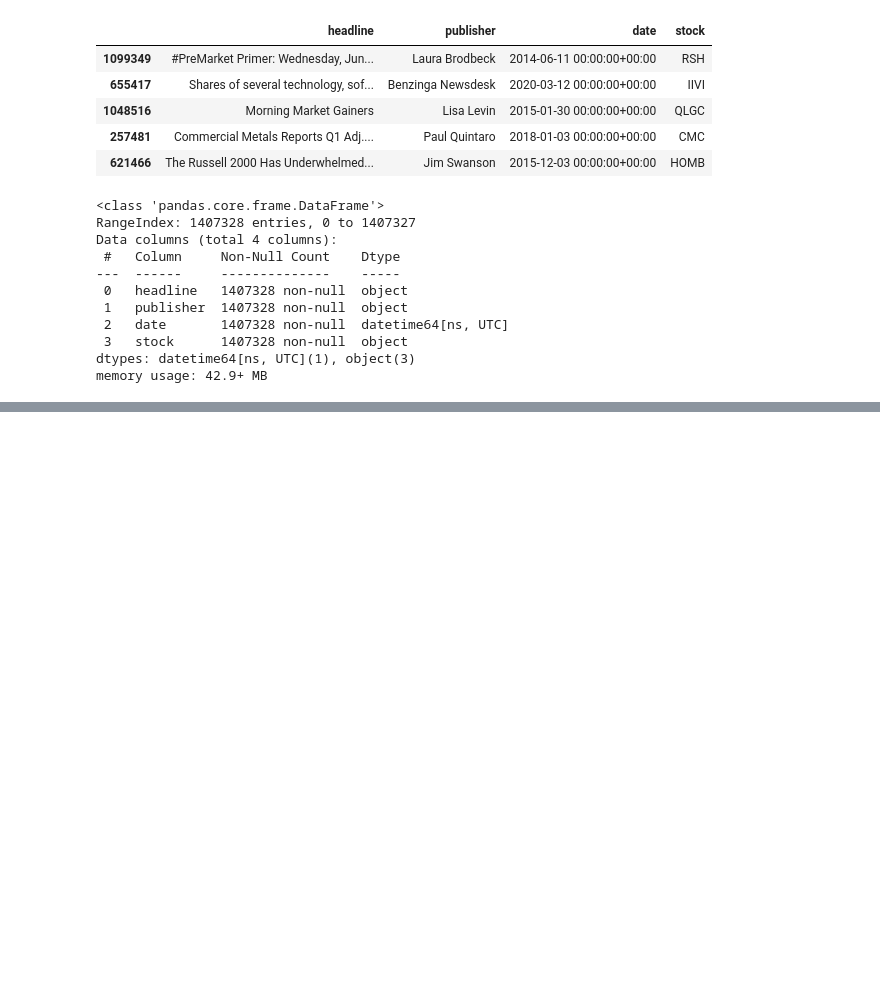
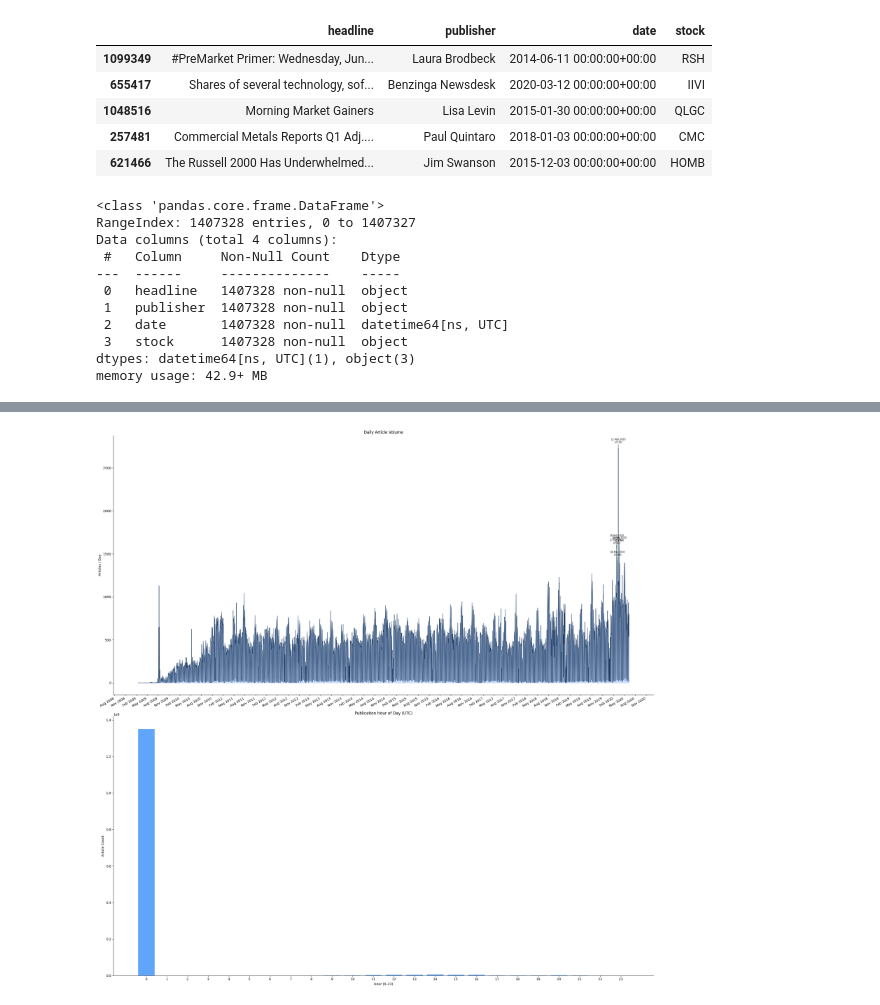
Before and after one commit to tibarekb/news-sentiment-analysis, a Jupyter notebook: notebooks/stock_analysis.ipynb, the cells around one changed output, grey strips where cells are left out. Drawn from its saved outputs; the diff is of its cells as text; code cells hidden in the pictures; blank space fills up the shorter version.

```diff
--- a/notebooks/stock_analysis.ipynb
+++ b/notebooks/stock_analysis.ipynb
@@ -140,0 +159,37 @@ print(common_words)
+# %%
+daily = news_df.set_index('date').resample('D').size().rename('articles')
+monthly = news_df.set_index('date').resample('ME').size().rename('articles')
+
+fig, axes = plt.subplots(2, 1, figsize=(24, 24))
+# fig.suptitle('News Publication Time Series', fontsize=14, fontweight='bold')
+
+# Daily volume
+axes[0].plot(daily.index, daily.values, linewidth=0.8, color='#1e3a5f')
+axes[0].fill_between(daily.index, daily.values, alpha=0.25, color='#3b82f6')
+axes[0].set_title('Daily Article Volume')
+axes[0].set_ylabel('Articles / Day')
+axes[0].xaxis.set_major_formatter(mdates.DateFormatter('%b %Y'))
+axes[0].xaxis.set_major_locator(mdates.MonthLocator(interval=3))
+plt.setp(axes[0].xaxis.get_majorticklabels(), rotation=30, ha='right')
+
+# Annotate top-5 spike days
+top5 = daily.nlargest(5)
+for dt, cnt in top5.items():
+    axes[0].annotate(f'{dt.strftime("%d %b %Y")}\n({cnt})',
+                     xy=(dt, cnt), xytext=(0, 14),
+                     textcoords='offset points', ha='center', fontsize=7,
+                     arrowprops=dict(arrowstyle='-', lw=0.8))
+
+# Hour-of-day distribution
+hourly = news_df['date'].dt.hour.value_counts().sort_index()
+axes[1].bar(hourly.index, hourly.values, color='#60a5fa', edgecolor='white', linewidth=0.4)
+axes[1].set_title('Publication Hour of Day (UTC)')
+axes[1].set_xlabel('Hour (0–23)')
+axes[1].set_ylabel('Article Count')
+axes[1].set_xticks(range(0, 24))
+
+plt.tight_layout()
+plt.savefig('outputs/fig3_time_series.png', dpi=150)
+plt.show()
+# %% [output]
+[figure, added]
```
Also changed, not shown: parts of 6 cells of this notebook, 3 other files.
